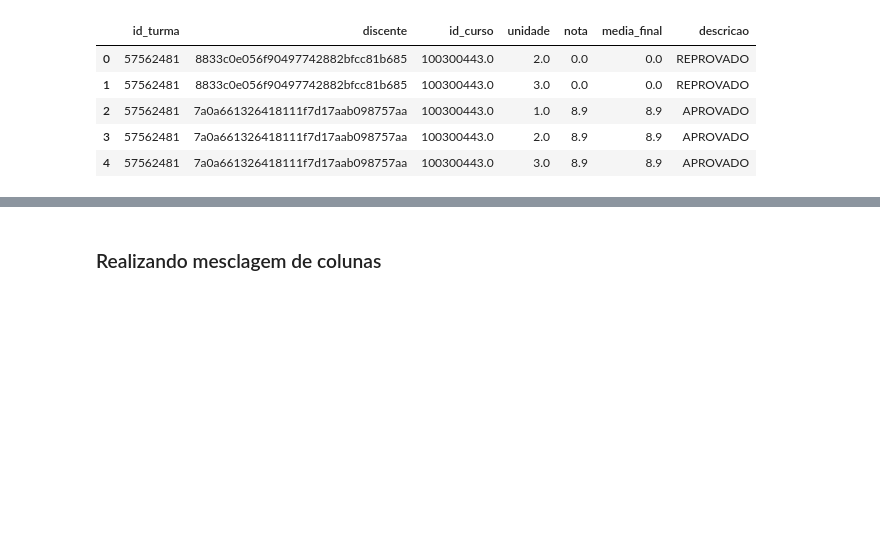
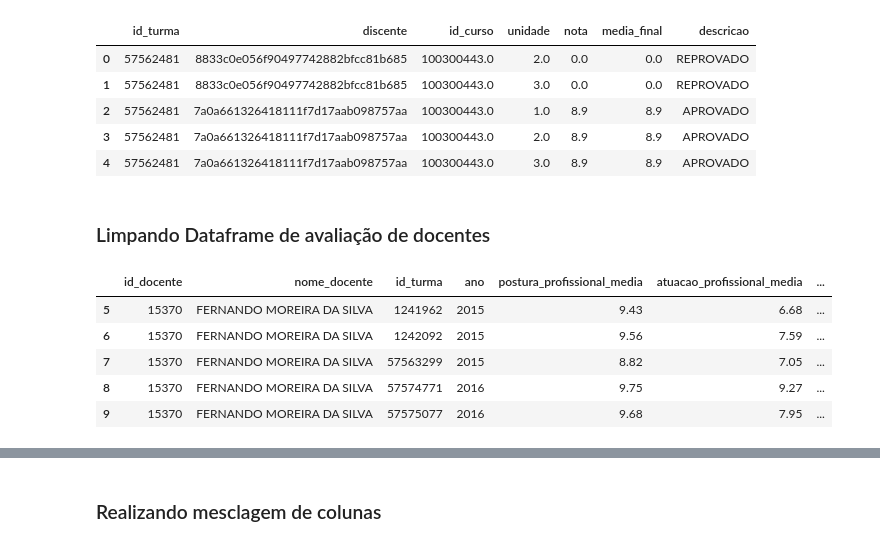
Before and after one commit to Ahrkano/Projeto_Probabilidade, a Jupyter notebook: Projeto 2.ipynb, the cells around one changed output, grey strips where cells are left out. Drawn from its saved outputs; the diff is of its cells as text; code cells hidden in the pictures; blank space fills up the shorter version.

```diff
--- a/Projeto 2.ipynb
+++ b/Projeto 2.ipynb
@@ -143,3 +143,20 @@ notas_total.head()
 | 2 | 57562481 | 7a0a661326418111f7d17aab098757aa | 100300443.0 | 1.0 | 8.9 | 8.9 | APROVADO |
 | 3 | 57562481 | 7a0a661326418111f7d17aab098757aa | 100300443.0 | 2.0 | 8.9 | 8.9 | APROVADO |
 | 4 | 57562481 | 7a0a661326418111f7d17aab098757aa | 100300443.0 | 3.0 | 8.9 | 8.9 | APROVADO |
+# %% [markdown]
+### Limpando Dataframe de avaliação de docentes
+# %%
+#restringindo as avalicoes aos anos de 2015, 2016 e 2017
+anos = [2015,2016,2017]
+
+tabela_notas_final = nota_docente.loc[nota_docente["ano"].isin(anos)]
+
+#investigando os dados
+tabela_notas_final.head()
+# %% [output]
+|  | id_docente | nome_docente | id_turma | ano | postura_profissional_media | atuacao_profissional_media | ... |
+| 5 | 15370 | FERNANDO MOREIRA DA SILVA | 1241962 | 2015 | 9.43 | 6.68 | ... |
+| 6 | 15370 | FERNANDO MOREIRA DA SILVA | 1242092 | 2015 | 9.56 | 7.59 | ... |
+| 7 | 15370 | FERNANDO MOREIRA DA SILVA | 57563299 | 2015 | 8.82 | 7.05 | ... |
+| 8 | 15370 | FERNANDO MOREIRA DA SILVA | 57574771 | 2016 | 9.75 | 9.27 | ... |
+| 9 | 15370 | FERNANDO MOREIRA DA SILVA | 57575077 | 2016 | 9.68 | 7.95 | ... |
```
Also changed, not shown: parts of 10 cells of this notebook.
